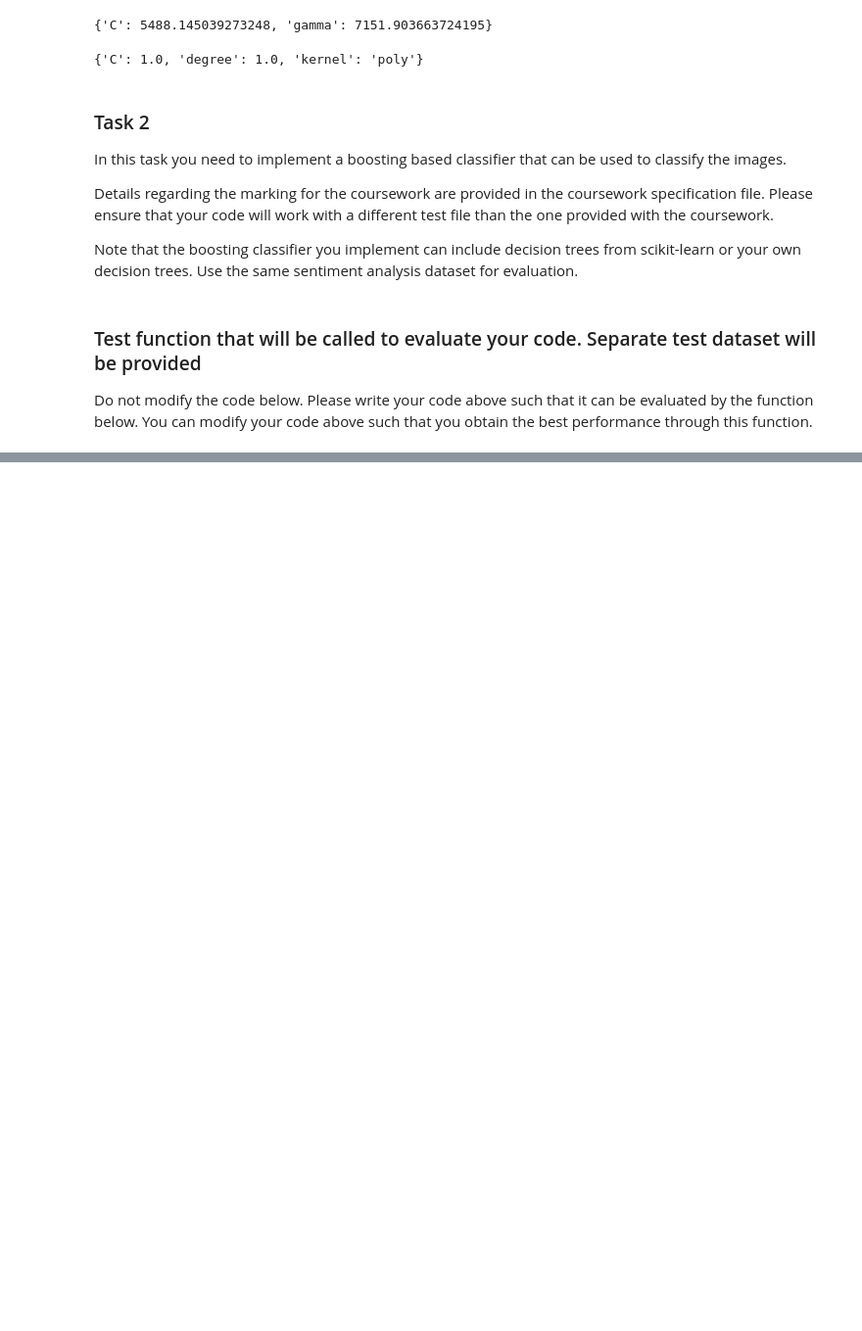
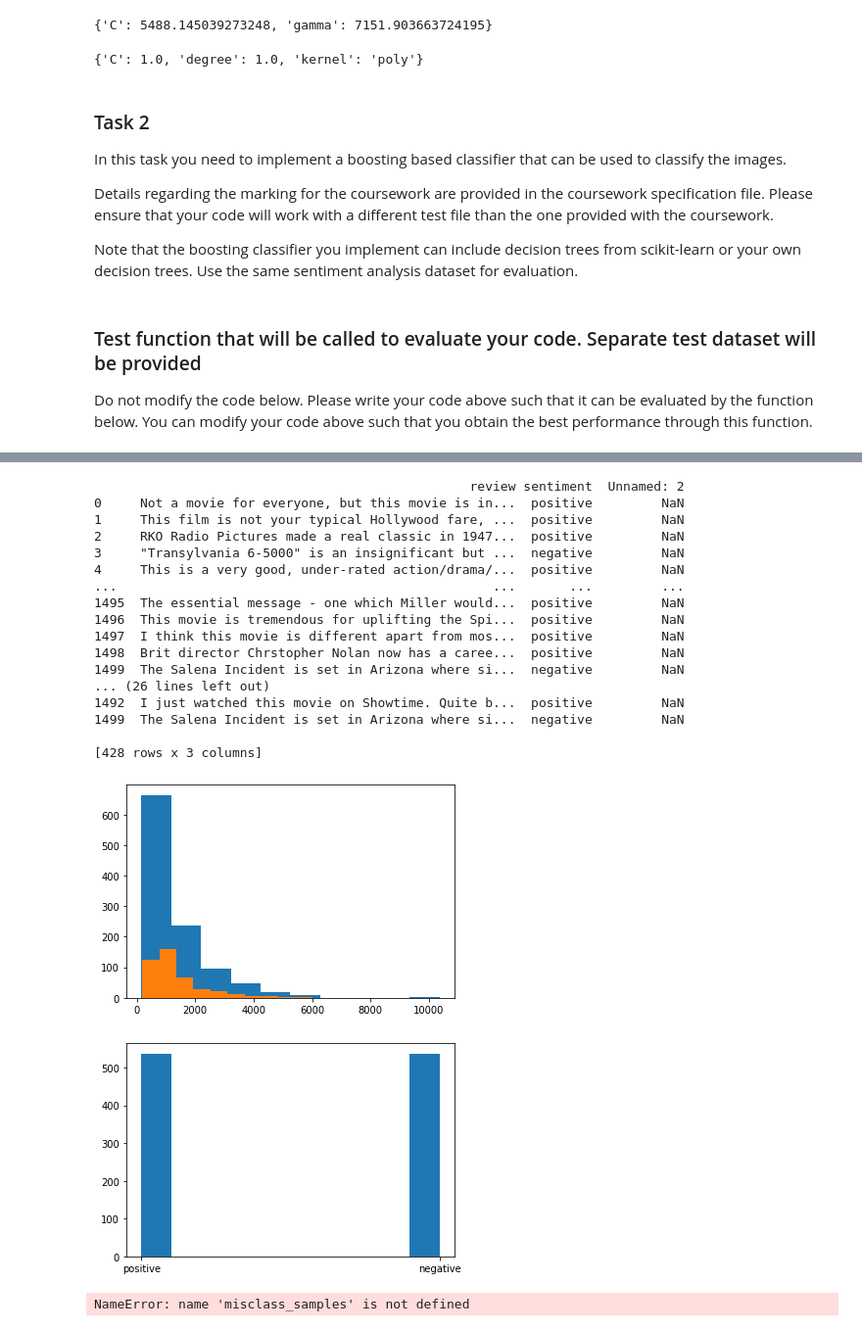
Before and after one commit to whattheforkbomb/CM50265, a Jupyter notebook: cw2/src/Coursework2.ipynb, the cells around one changed output, grey strips where cells are left out. Shown at 98% size. Cells and saved outputs as stored; diff of their text form; code cells hidden in the pictures; blank space fills up the shorter version.

```diff
--- a/cw2/src/Coursework2.ipynb
+++ b/cw2/src/Coursework2.ipynb
@@ -256,10 +256,11 @@ import random
 
 class BoostingClassifier:
     # You need to implement this classifier.
-    def __init__(self):
+    def __init__(self, num_classifiers = 50, max_depth = 3):
         import numpy as np
         #implement initialisation
-        self.num_classifiers = 100
+        self.num_classifiers = num_classifiers
+        self.max_depth = max_depth
         self.classifiers = []
         self.alphas = np.ones(self.num_classifiers)
         self.alphas /= self.num_classifiers
@@ -275,7 +276,7 @@ class BoostingClassifier:
 #             plt.hist(w)
 #             plt.show()
 
-            clf = tree.DecisionTreeClassifier(max_depth = 3)#splitter='random')
+            clf = tree.DecisionTreeClassifier(max_depth = self.max_depth)#splitter='random')
             self.classifiers.append(clf)
 
 #             random_w = np.random.rand(num_samples)
@@ -288,7 +289,7 @@ class BoostingClassifier:
             #print(error_rate)
             #print('training:', h[:5])
             #set classifier weight
-            alpha = 0.5 * math.log((1-error_rate)/error_rate)
+            alpha = 0.5 * math.log((1-error_rate)/error_rate) if error_rate > 0 else 1
             self.alphas[c]  = alpha
             #update sample weights
 
@@ -298,13 +299,15 @@ class BoostingClassifier:
 
             w /= np.sum(new_w)
 
-        plt.hist(w)
-        plt.show()
-        plt.hist(self.alphas)
-        plt.show()
+#         plt.hist(w)
+#         plt.show()
+#         plt.hist(self.alphas)
+#         plt.show()
         #implement training of the boosting classifier
         return self
 
+    def get_params(self, deep= False):
+        return {'num_classifiers':self.num_classifiers, 'max_depth':self.max_depth}
 
     def predict(self, X):
         # implement prediction of the boosting classifier
@@ -377,0 +403,58 @@ print(clf.best_params_)
+# %%
+X_train, y_train, X_test, Y_test = extract_bag_of_words_train_test("movie_review_train.csv", "movie_review_test.csv")
+raw_X_test = pd.read_csv("movie_review_test.csv")
+
+
+bc = BoostingClassifier()
+bc.fit(X_train, y_train)
+
+Y_Pred = bc.predict(X_test)
+print(raw_X_test)
+
+correct_indices = np.nonzero(np.equal(Y_Pred, Y_test))
+misclassified_indices = np.nonzero(np.not_equal(Y_Pred, Y_test))
+
+correct_samples = raw_X_test.iloc[correct_indices]
+misclassified_samples = raw_X_test.iloc[misclassified_indices]
+
+print(correct_samples)
+print(misclassified_samples)
+
+correct_reviews = correct_samples['review']
+misclassified_reviews = misclassified_samples['review']
+
+correct_lengths = list(map(lambda x: len(x), correct_reviews))
+misclass_lengths = list(map(lambda x: len(x), misclassified_reviews))
+
+correct_sentiment = [1 if x == 'positive' else 0 for x in correct_samples['sentiment']]
+misclass_sentiment = [1 if x == 'positive' else 0 for x in misclassified_samples['sentiment']]
+
+plt.hist(correct_lengths)
+plt.hist(misclass_lengths)
+plt.show()
+
+plt.hist(correct_samples['sentiment'])
+plt.show()
+plt.hist(misclass_samples['sentiment'])
+plt.show()
+# %% [output]
+                                                 review sentiment  Unnamed: 2
+0     Not a movie for everyone, but this movie is in...  positive         NaN
+1     This film is not your typical Hollywood fare, ...  positive         NaN
+2     RKO Radio Pictures made a real classic in 1947...  positive         NaN
+3     "Transylvania 6-5000" is an insignificant but ...  negative         NaN
+4     This is a very good, under-rated action/drama/...  positive         NaN
+...                                                 ...       ...         ...
+1495  The essential message - one which Miller would...  positive         NaN
+1496  This movie is tremendous for uplifting the Spi...  positive         NaN
+1497  I think this movie is different apart from mos...  positive         NaN
+1498  Brit director Chrstopher Nolan now has a caree...  positive         NaN
+1499  The Salena Incident is set in Arizona where si...  negative         NaN
+... (26 lines left out)
+1492  I just watched this movie on Showtime. Quite b...  positive         NaN
+1499  The Salena Incident is set in Arizona where si...  negative         NaN
+
+[428 rows x 3 columns]
+[figure, added]
+[figure, added]
+NameError: name 'misclass_samples' is not defined
```
Also changed, not shown: parts of 3 cells of this notebook, 2 other files.
